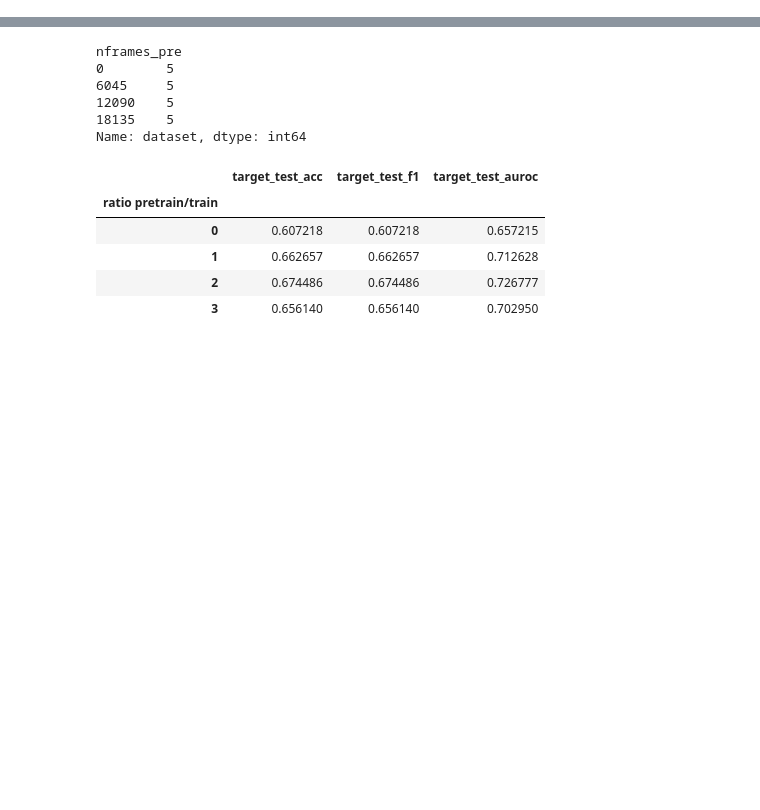
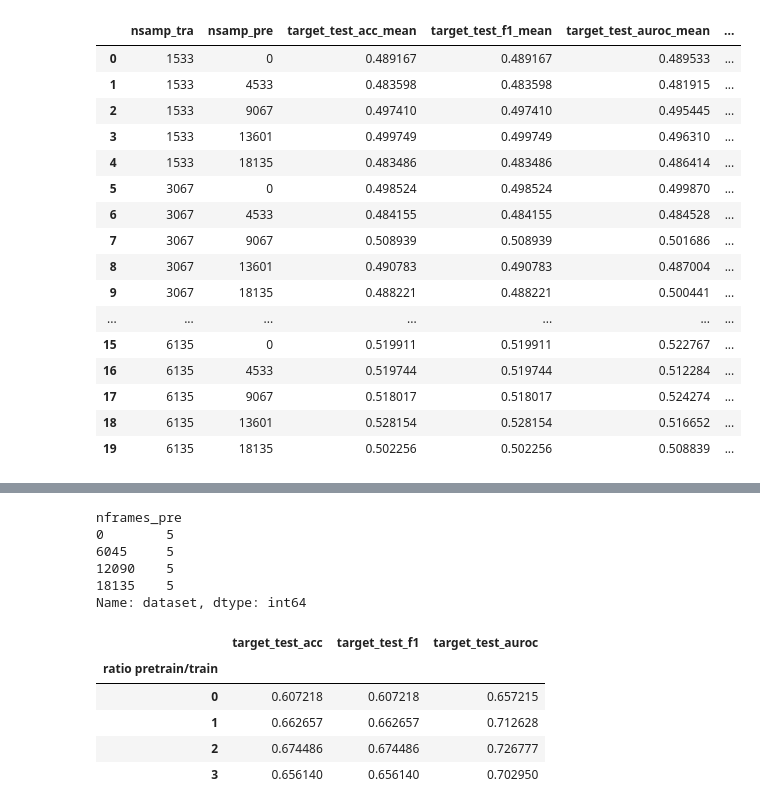
Before and after one commit to mbisan/s3ts, a Jupyter notebook: graphs.ipynb, the cells around one changed output, grey strips where cells are left out. Cells and saved outputs as stored; diff of their text form; code cells hidden in the pictures; blank space fills up the shorter version.

```diff
--- a/graphs.ipynb
+++ b/graphs.ipynb
@@ -6,8 +8,35 @@ import seaborn as sns
 # %%
 folds = 5
 experiments = ["ratio"]
 dfs = dict()
 for e in experiments:
-    paths = [Path(f"results/EXP_{e}_f{f}.csv") for f in range(folds)]
+    paths = [Path(f"results/EXP_{e}_f{f}_CNN_DFS.csv") for f in range(folds)]
     paths = [p for p in paths if p.exists()]
     dfs[e] = pd.concat([pd.read_csv(p) for p in paths])
+
+df: pd.DataFrame = dfs["ratio"]
+cols = [c for c in df.columns if ("target_test" in c)]
+xd1 = df.groupby(["nsamp_tra", "nsamp_pre"])[cols].mean()
+xd2 = df.groupby(["nsamp_tra", "nsamp_pre"])[cols].std()
+xd1.columns = [c + "_mean" for c in xd1.columns]
+xd2.columns = [c + "_std" for c in xd2.columns]
+xd = pd.concat([xd1, xd2], axis=1).reset_index()
+xd
+# %% [output]
+|  | nsamp_tra | nsamp_pre | target_test_acc_mean | target_test_f1_mean | target_test_auroc_mean | ... |
+| 0 | 1533 | 0 | 0.489167 | 0.489167 | 0.489533 | ... |
+| 1 | 1533 | 4533 | 0.483598 | 0.483598 | 0.481915 | ... |
+| 2 | 1533 | 9067 | 0.497410 | 0.497410 | 0.495445 | ... |
+| 3 | 1533 | 13601 | 0.499749 | 0.499749 | 0.496310 | ... |
+| 4 | 1533 | 18135 | 0.483486 | 0.483486 | 0.486414 | ... |
+| 5 | 3067 | 0 | 0.498524 | 0.498524 | 0.499870 | ... |
+| 6 | 3067 | 4533 | 0.484155 | 0.484155 | 0.484528 | ... |
+| 7 | 3067 | 9067 | 0.508939 | 0.508939 | 0.501686 | ... |
+| 8 | 3067 | 13601 | 0.490783 | 0.490783 | 0.487004 | ... |
+| 9 | 3067 | 18135 | 0.488221 | 0.488221 | 0.500441 | ... |
+| ... | ... | ... | ... | ... | ... | ... |
+| 15 | 6135 | 0 | 0.519911 | 0.519911 | 0.522767 | ... |
+| 16 | 6135 | 4533 | 0.519744 | 0.519744 | 0.512284 | ... |
+| 17 | 6135 | 9067 | 0.518017 | 0.518017 | 0.524274 | ... |
+| 18 | 6135 | 13601 | 0.528154 | 0.528154 | 0.516652 | ... |
+| 19 | 6135 | 18135 | 0.502256 | 0.502256 | 0.508839 | ... |
```
Also changed, not shown: parts of 2 cells of this notebook, 26 other files.
